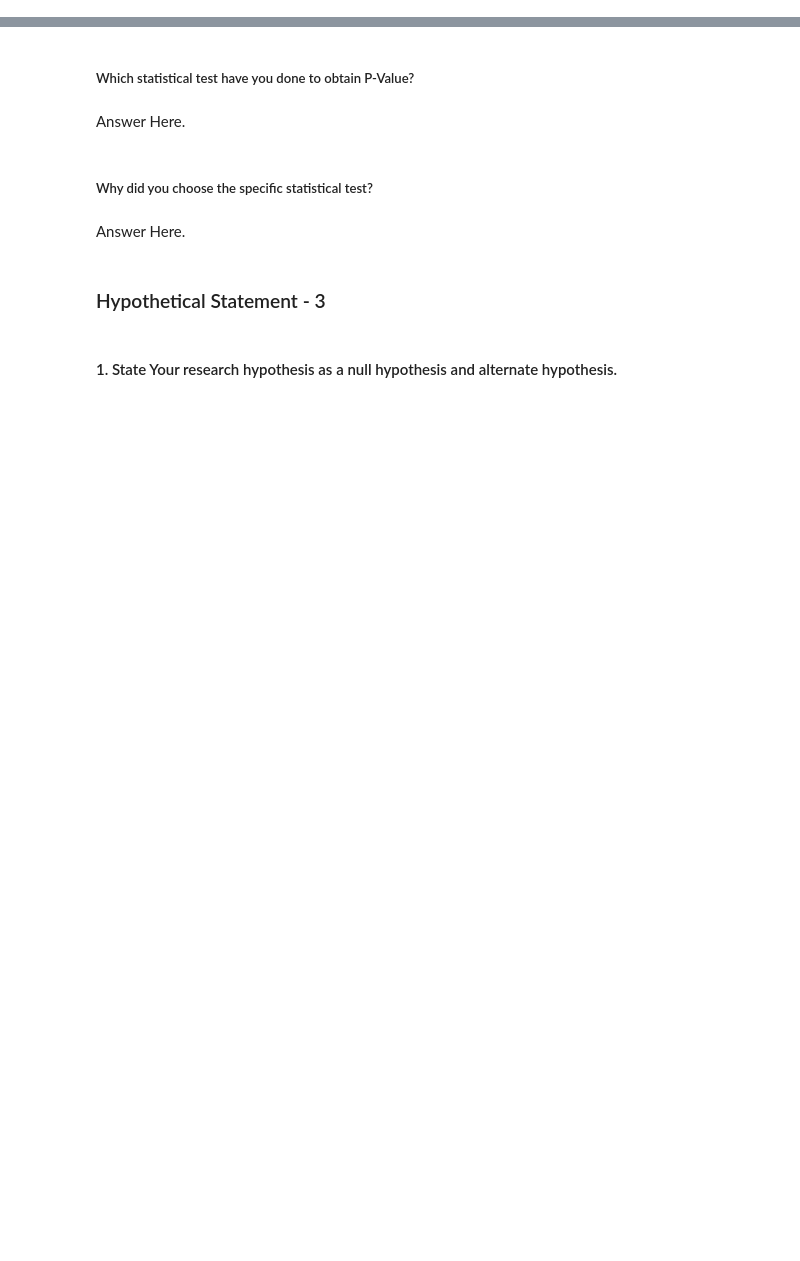
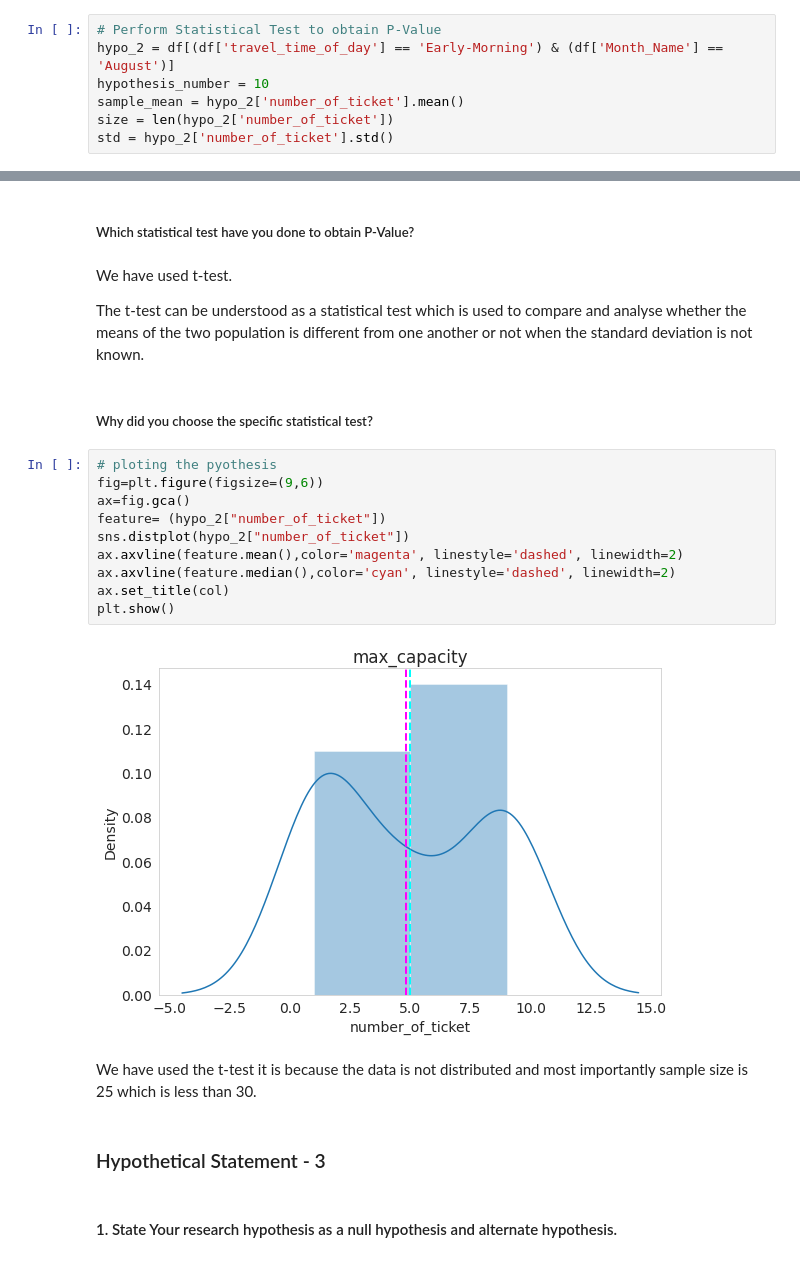
Before and after one commit to maxashoka3/Transport-Demand-Prediction, a Jupyter notebook: Transport_Demand_Prediction.ipynb, the cells around one changed output, grey strips where cells are left out. Saved outputs shown, nothing was run; the diff lists cells and outputs as text; blank space fills up the shorter version.

```diff
--- a/Transport_Demand_Prediction.ipynb
+++ b/Transport_Demand_Prediction.ipynb
@@ -1373,0 +1391,7 @@ There are no buses for 15 days.
+# %%
+# Perform Statistical Test to obtain P-Value
+hypo_2 = df[(df['travel_time_of_day'] == 'Early-Morning') & (df['Month_Name'] == 'August')]
+hypothesis_number = 10
+sample_mean = hypo_2['number_of_ticket'].mean()
+size = len(hypo_2['number_of_ticket'])
+std = hypo_2['number_of_ticket'].std()
@@ -1374,11 +1412,25 @@ There are no buses for 15 days.
 # %% [markdown]
 ##### Which statistical test have you done to obtain P-Value?
-# %% [markdown]
-Answer Here.
+# %% [markdown]
+We have used t-test.
+
+The t-test can be understood as a statistical test which is used to compare and analyse whether the means of the two population is different from one another or not when the standard deviation is not known.
 # %% [markdown]
 ##### Why did you choose the specific statistical test?
-# %% [markdown]
-Answer Here.
+# %%
+# ploting the pyothesis
+fig=plt.figure(figsize=(9,6))
+ax=fig.gca()
+feature= (hypo_2["number_of_ticket"])
+sns.distplot(hypo_2["number_of_ticket"])
+ax.axvline(feature.mean(),color='magenta', linestyle='dashed', linewidth=2)
+ax.axvline(feature.median(),color='cyan', linestyle='dashed', linewidth=2)
+ax.set_title(col)
+plt.show()
+# %% [output]
+[figure, added]
+# %% [markdown]
+We have used the t-test it is because the data is not distributed and most importantly sample size is 25 which is less than 30.
 # %% [markdown]
 ### Hypothetical Statement - 3
 # %% [markdown]
```
Also changed, not shown: parts of 98 cells of this notebook.
